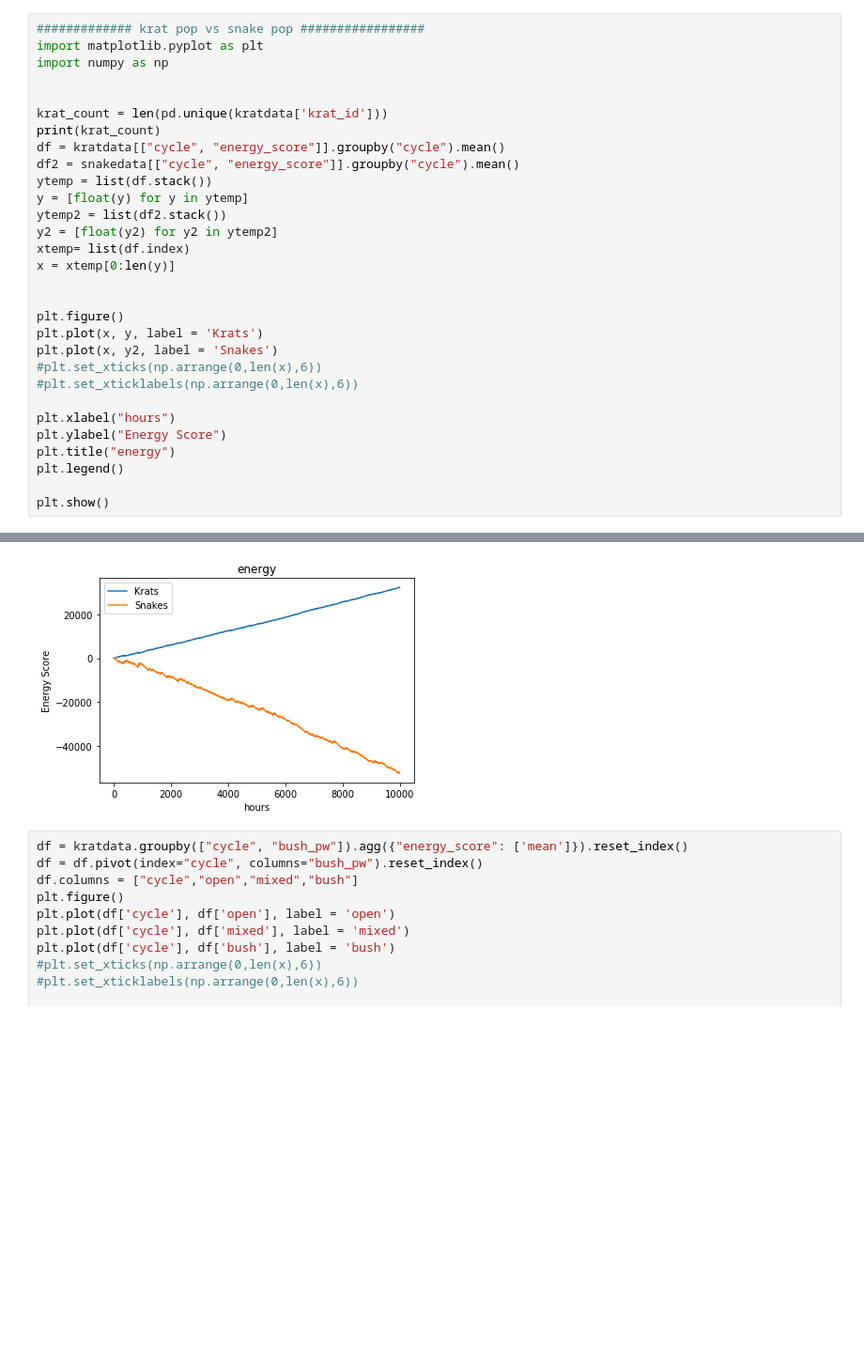
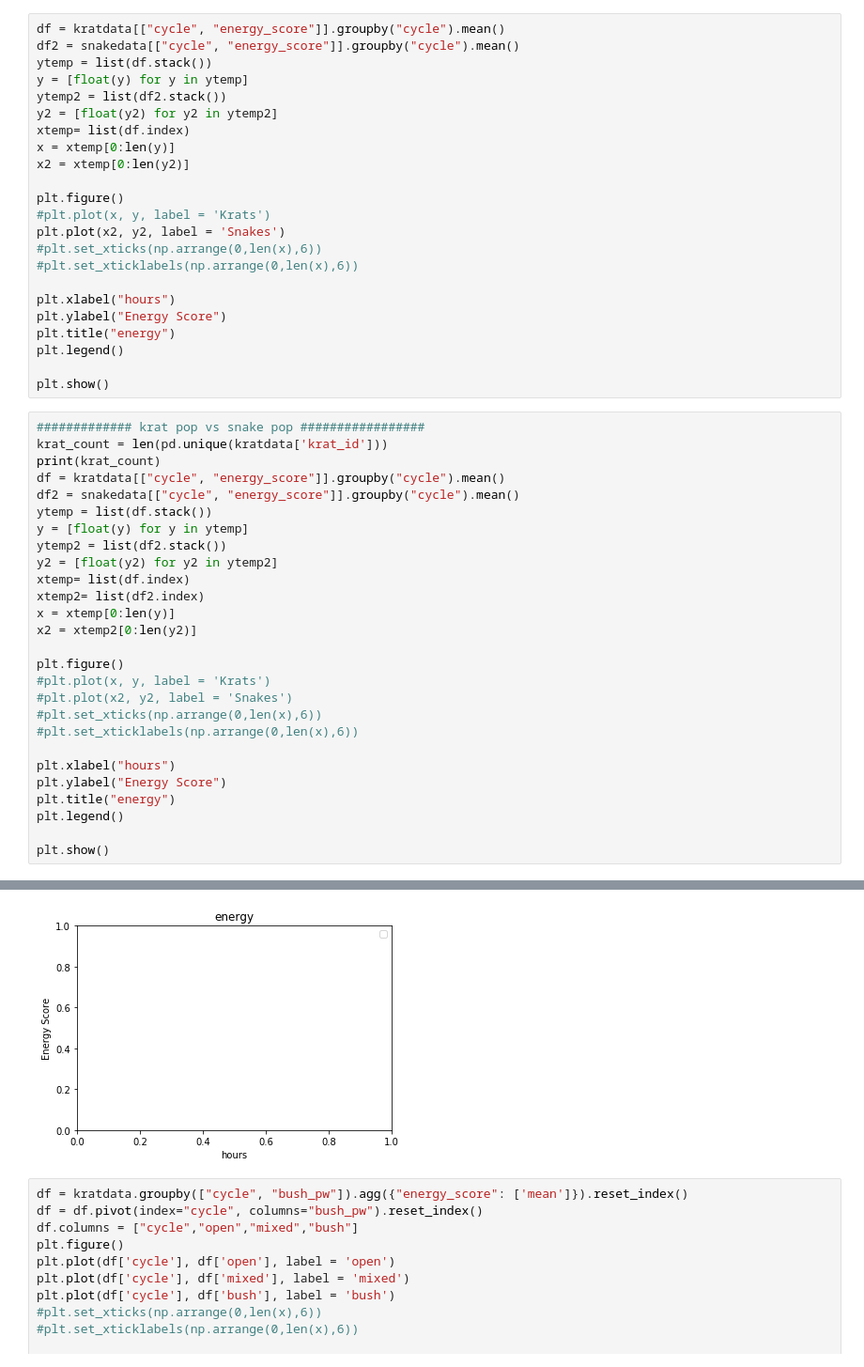
Before and after one commit to michaelremington2/uumarrty, a Jupyter notebook: ecosystem_sim/SimPostDataAnalysis.ipynb, the cells around one changed output, grey strips where cells are left out. Shown at 94% size. Cells and saved outputs as stored; diff of their text form; blank space fills up the shorter version.

Commit message:
added in move frequency and krat death removal.

```diff
--- a/ecosystem_sim/SimPostDataAnalysis.ipynb
+++ b/ecosystem_sim/SimPostDataAnalysis.ipynb
@@ -62,9 +50,28 @@ stemp.head(50)
+# %%
+df = kratdata[["cycle", "energy_score"]].groupby("cycle").mean()
+df2 = snakedata[["cycle", "energy_score"]].groupby("cycle").mean()
+ytemp = list(df.stack())
+y = [float(y) for y in ytemp]
+ytemp2 = list(df2.stack())
+y2 = [float(y2) for y2 in ytemp2]
+xtemp= list(df.index)
+x = xtemp[0:len(y)]
+x2 = xtemp[0:len(y2)]
+
+plt.figure()
+#plt.plot(x, y, label = 'Krats')
+plt.plot(x2, y2, label = 'Snakes')
+#plt.set_xticks(np.arrange(0,len(x),6))
+#plt.set_xticklabels(np.arrange(0,len(x),6))
+
+plt.xlabel("hours")
+plt.ylabel("Energy Score")
+plt.title("energy")
+plt.legend()
+
+plt.show()
 # %%
 ############# krat pop vs snake pop #################
-import matplotlib.pyplot as plt
-import numpy as np
-
-
 krat_count = len(pd.unique(kratdata['krat_id']))
 print(krat_count)
 df = kratdata[["cycle", "energy_score"]].groupby("cycle").mean()
@@ -74,12 +81,13 @@ y = [float(y) for y in ytemp]
 ytemp2 = list(df2.stack())
 y2 = [float(y2) for y2 in ytemp2]
 xtemp= list(df.index)
+xtemp2= list(df2.index)
 x = xtemp[0:len(y)]
-
+x2 = xtemp2[0:len(y2)]
 
 plt.figure()
-plt.plot(x, y, label = 'Krats')
-plt.plot(x, y2, label = 'Snakes')
+#plt.plot(x, y, label = 'Krats')
+#plt.plot(x2, y2, label = 'Snakes')
 #plt.set_xticks(np.arrange(0,len(x),6))
 #plt.set_xticklabels(np.arrange(0,len(x),6))
 
@@ -94,4 +103,4 @@ plt.show()
-[figure, old version]
+[figure, new version]
 # %%
 df = kratdata.groupby(["cycle", "bush_pw"]).agg({"energy_score": ['mean']}).reset_index()
 df = df.pivot(index="cycle", columns="bush_pw").reset_index()
```
Also changed, not shown: parts of 6 cells of this notebook, 4 other files.
